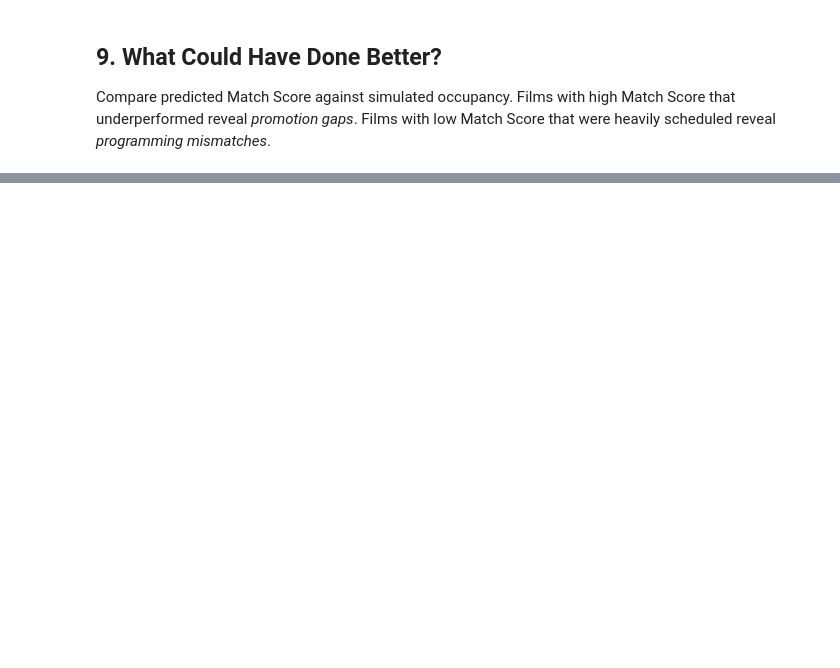
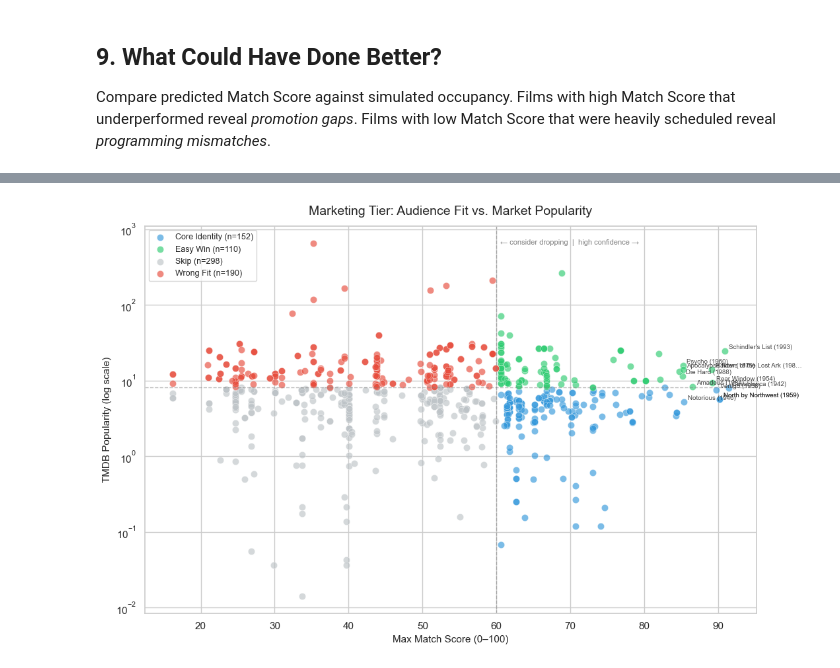
Before and after one commit to sbendev/big_data_team_12, a Jupyter notebook: TheatreIQ_FirstPass.ipynb, the cells around one changed output, grey strips where cells are left out. Saved outputs shown, nothing was run; the diff lists cells and outputs as text; code cells hidden in the pictures; blank space fills up the shorter version.

```diff
--- a/TheatreIQ_FirstPass.ipynb
+++ b/TheatreIQ_FirstPass.ipynb
@@ -934,0 +1201,88 @@ Segments with large headroom = underserved by current programming.
+# %%
+# ── Analysis 5: Popularity × Match Score Marketing Tier ───────────────────────
+# Film-level: max match score (over all segments + slots) + TMDB popularity
+film_scores = (
+    score_grid.groupby(['item_id', 'title'])['match_score_0_100']
+    .max().reset_index()
+    .rename(columns={'match_score_0_100': 'max_match_score'})
+    .merge(catalog_enriched[['item_id', 'tmdb_popularity']], on='item_id', how='left')
+    .dropna(subset=['tmdb_popularity'])
+)
+
+# Thresholds: median splits for the quadrant boundaries
+pop_thresh   = film_scores['tmdb_popularity'].quantile(0.60)   # top 40% = "high popularity"
+score_thresh = 60.0                                             # high_confidence boundary
+
+def _quadrant(row):
+    hi_pop   = row['tmdb_popularity']   >= pop_thresh
+    hi_score = row['max_match_score']   >= score_thresh
+    if hi_pop and hi_score:   return 'Easy Win'
+    if hi_pop and not hi_score: return 'Wrong Fit'
+    if not hi_pop and hi_score: return 'Core Identity'
+    return 'Skip'
+
+film_scores['tier'] = film_scores.apply(_quadrant, axis=1)
+
+# ── Scatter ────────────────────────────────────────────────────────────────────
+tier_colors = {
+    'Easy Win':      '#2ecc71',
+    'Core Identity': '#3498db',
+    'Wrong Fit':     '#e74c3c',
+    'Skip':          '#bdc3c7',
+}
+
+fig, ax = plt.subplots(figsize=(11, 7))
+for tier, grp in film_scores.groupby('tier'):
+    ax.scatter(
+        grp['max_match_score'], grp['tmdb_popularity'],
+        label=f'{tier} (n={len(grp)})',
+        color=tier_colors[tier], alpha=0.65, s=55, edgecolors='white', linewidth=0.4,
+    )
+
+# Annotate top Easy Wins and Core Identity films
+label_set = (
+    film_scores[film_scores['tier'].isin(['Easy Win', 'Core Identity'])]
+    .sort_values('max_match_score', ascending=False)
+    .head(12)
+)
+for _, r in label_set.iterrows():
+    short = r['title'][:28] + ('…' if len(r['title']) > 28 else '')
+    ax.annotate(short, (r['max_match_score'], r['tmdb_popularity']),
+                fontsize=7, alpha=0.85,
+                xytext=(4, 2), textcoords='offset points')
+
+ax.axvline(score_thresh, color='gray', ls='--', alpha=0.5, lw=1)
+ax.axhline(pop_thresh,   color='gray', ls='--', alpha=0.5, lw=1)
+ax.text(score_thresh + 0.5, film_scores['tmdb_popularity'].max() * 0.97,
+        '← consider dropping  |  high confidence →', fontsize=8, color='gray')
+
+ax.set_xlabel('Max Match Score (0–100)', fontsize=11)
+ax.set_ylabel('TMDB Popularity (log scale)', fontsize=11)
+ax.set_yscale('log')
+ax.set_title('Marketing Tier: Audience Fit vs. Market Popularity', fontsize=14, pad=12)
+ax.legend(loc='upper left', fontsize=9)
+plt.tight_layout()
+plt.show()
+
+# ── Tier summary ───────────────────────────────────────────────────────────────
+print('\nMarketing tier breakdown:')
+tier_summary = film_scores.groupby('tier').agg(
+    count=('item_id', 'count'),
+    avg_match=('max_match_score', 'mean'),
+    avg_pop=('tmdb_popularity', 'mean'),
+).round(1)
+print(tier_summary.to_string())
+
+print('\nTop Easy Wins (book confidently, minimal marketing spend):')
+print(film_scores[film_scores['tier'] == 'Easy Win']
+    .sort_values('max_match_score', ascending=False)
+    [['title', 'max_match_score', 'tmdb_popularity']]
+    .head(8).to_string(index=False))
+
+print('\nTop Core Identity picks (strong fit, needs curator-led promotion):')
+print(film_scores[film_scores['tier'] == 'Core Identity']
+    .sort_values('max_match_score', ascending=False)
+    [['title', 'max_match_score', 'tmdb_popularity']]
+    .head(8).to_string(index=False))
+# %% [output]
+[figure, added]
```
Also changed, not shown: parts of 27 cells of this notebook, 1 other file.
